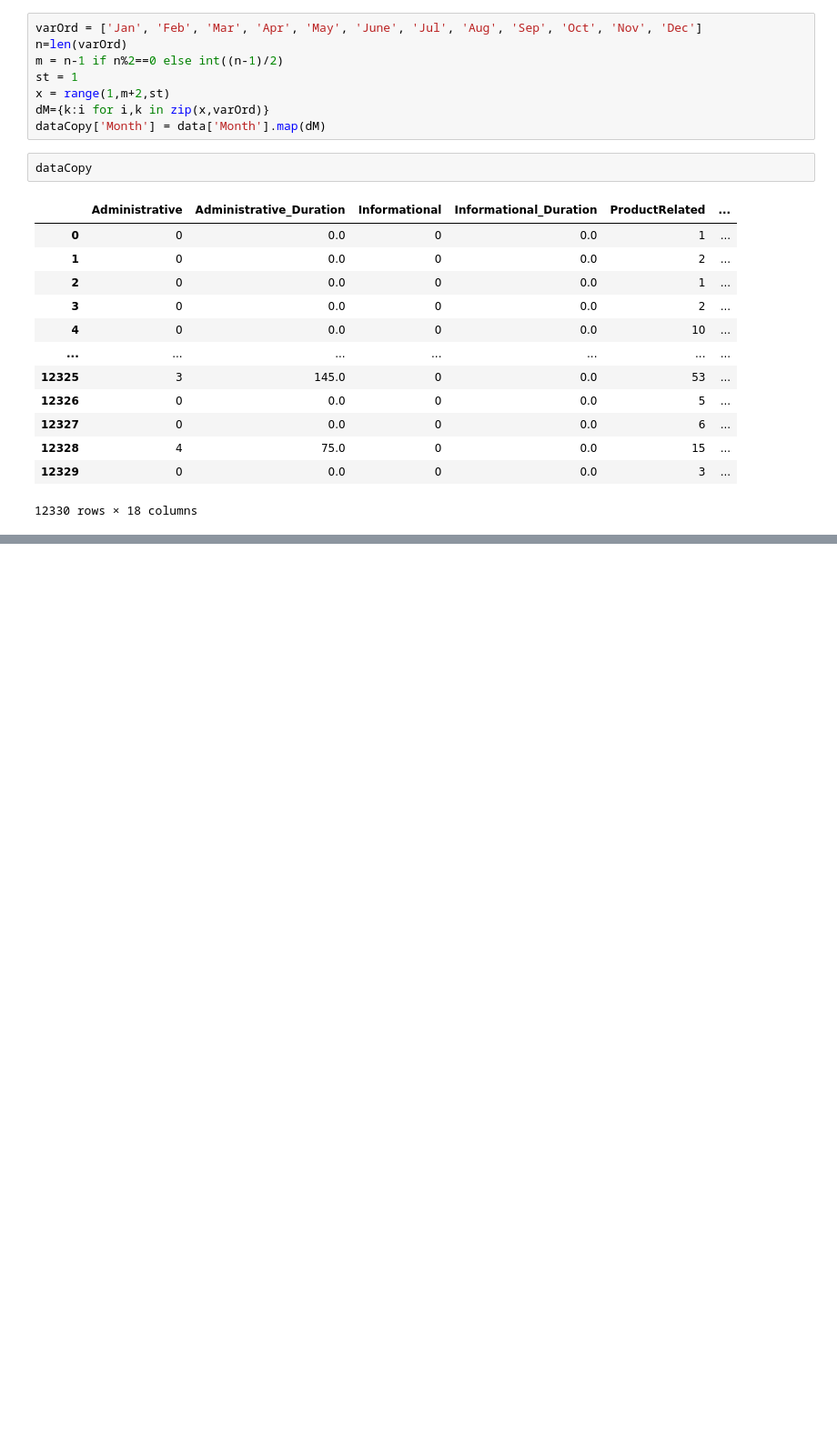
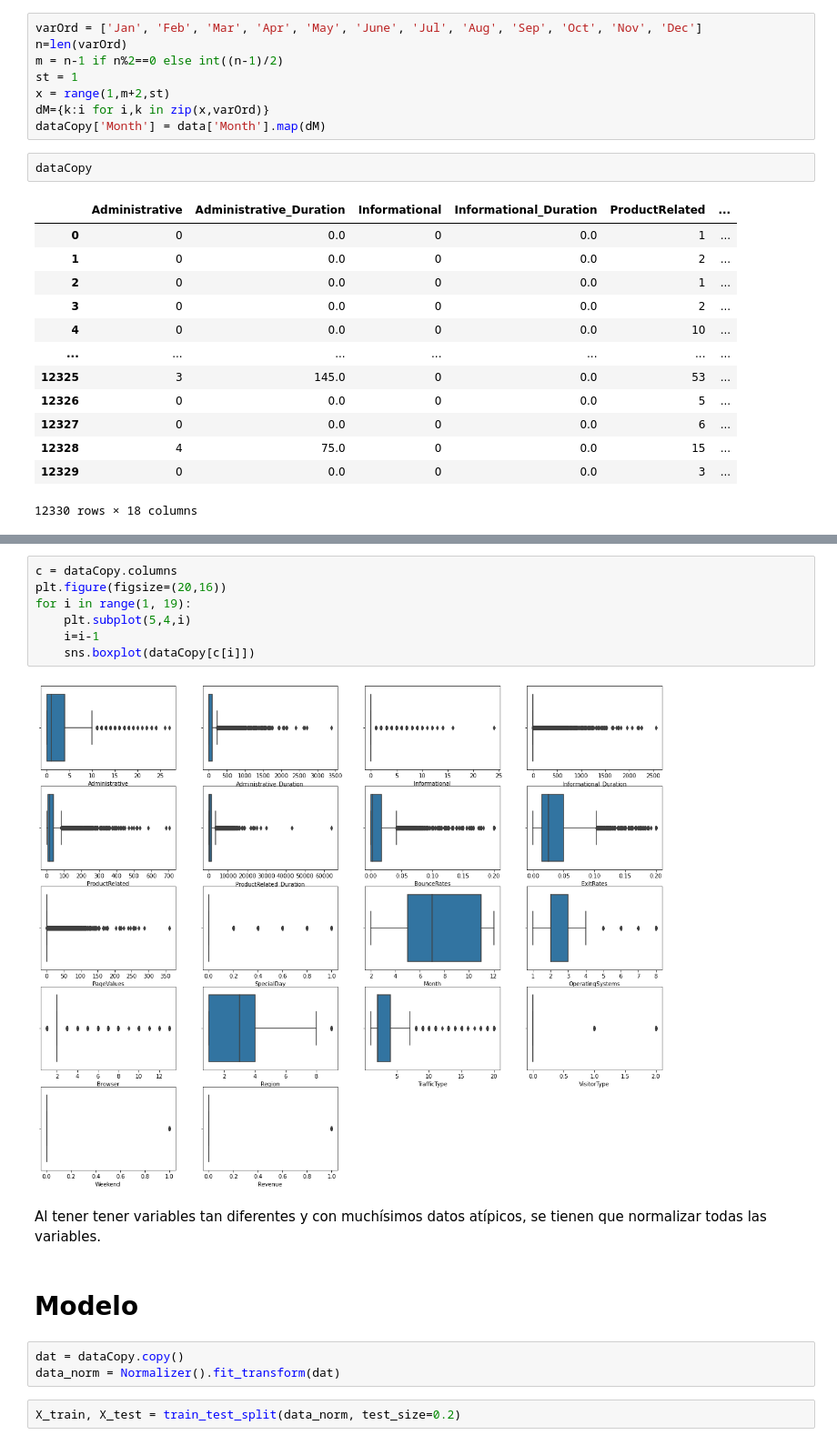
Before and after one commit to G4ll4rd0/O2021_MAF3653D-Proyecto, a Jupyter notebook: Proyecto.ipynb, the cells around one changed output, grey strips where cells are left out. Shown at 91% size. Saved outputs shown, nothing was run; the diff lists cells and outputs as text; blank space fills up the shorter version.

```diff
--- a/Proyecto.ipynb
+++ b/Proyecto.ipynb
@@ -157,0 +143,18 @@ dataCopy
+# %%
+c = dataCopy.columns
+plt.figure(figsize=(20,16))
+for i in range(1, 19):
+    plt.subplot(5,4,i)
+    i=i-1
+    sns.boxplot(dataCopy[c[i]])
+# %% [output]
+[figure, added]
+# %% [markdown]
+Al tener tener variables tan diferentes y con muchísimos datos atípicos, se tienen que normalizar todas las variables.
+# %% [markdown]
+# Modelo
+# %%
+dat = dataCopy.copy()
+data_norm = Normalizer().fit_transform(dat)
+# %%
+X_train, X_test = train_test_split(data_norm, test_size=0.2)
```
Also changed, not shown: parts of 19 cells of this notebook.
